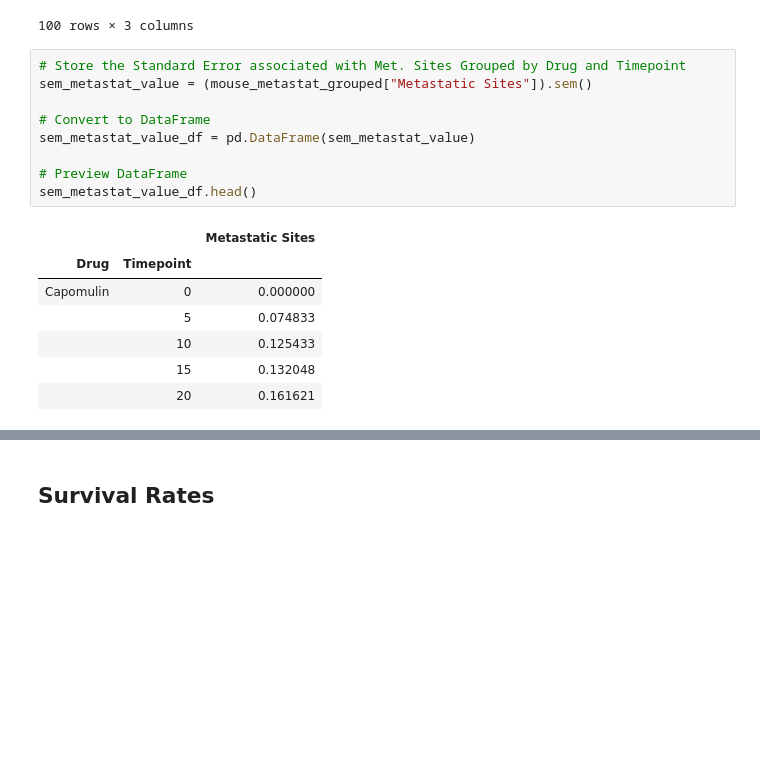
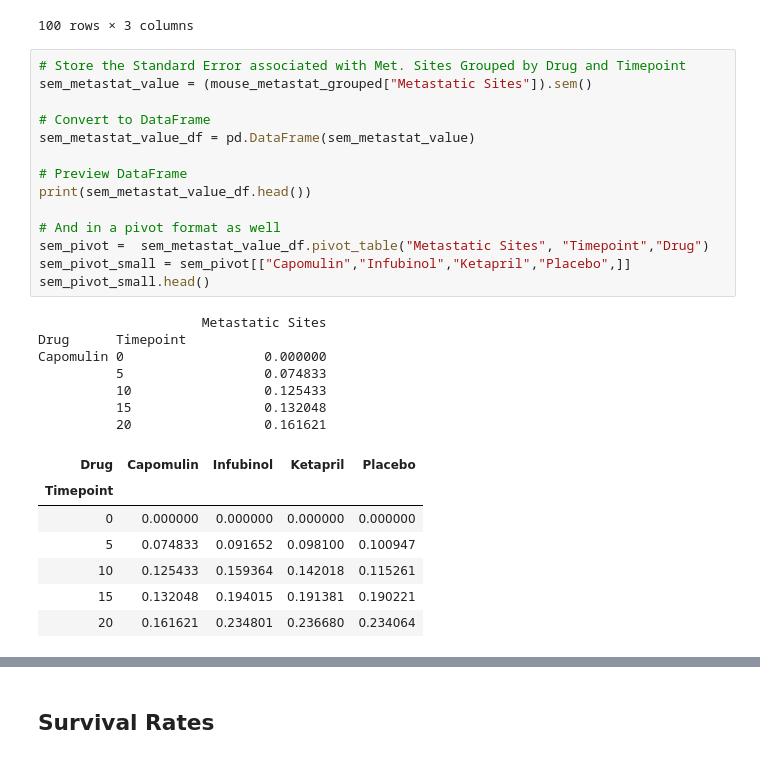
Before and after one commit to DutchDS/Matplotlib-Challenge, a Jupyter notebook: Pymaceuticals/pymaceuticals_challenge.ipynb, the cells around one changed output, grey strips where cells are left out. Saved outputs shown, nothing was run; the diff lists cells and outputs as text; blank space fills up the shorter version.

```diff
--- a/Pymaceuticals/pymaceuticals_challenge.ipynb
+++ b/Pymaceuticals/pymaceuticals_challenge.ipynb
@@ -152,19 +152,31 @@ metastatic_response_to_treatment.head(100)
 # %%
 # Store the Standard Error associated with Met. Sites Grouped by Drug and Timepoint
 sem_metastat_value = (mouse_metastat_grouped["Metastatic Sites"]).sem()
 
 # Convert to DataFrame
 sem_metastat_value_df = pd.DataFrame(sem_metastat_value)
 
 # Preview DataFrame
-sem_metastat_value_df.head()
+print(sem_metastat_value_df.head())
+
+# And in a pivot format as well
+sem_pivot =  sem_metastat_value_df.pivot_table("Metastatic Sites", "Timepoint","Drug")
+sem_pivot_small = sem_pivot[["Capomulin","Infubinol","Ketapril","Placebo",]]
+sem_pivot_small.head()
 # %% [output]
+                     Metastatic Sites
+Drug      Timepoint
+Capomulin 0                  0.000000
+          5                  0.074833
+          10                 0.125433
+          15                 0.132048
+          20                 0.161621
-|  |  | Metastatic Sites |
-| Drug | Timepoint |  |
-| Capomulin | 0 | 0.000000 |
-|  | 5 | 0.074833 |
-|  | 10 | 0.125433 |
-|  | 15 | 0.132048 |
-|  | 20 | 0.161621 |
+| Drug | Capomulin | Infubinol | Ketapril | Placebo |
+| Timepoint |  |  |  |  |
+| 0 | 0.000000 | 0.000000 | 0.000000 | 0.000000 |
+| 5 | 0.074833 | 0.091652 | 0.098100 | 0.100947 |
+| 10 | 0.125433 | 0.159364 | 0.142018 | 0.115261 |
+| 15 | 0.132048 | 0.194015 | 0.191381 | 0.190221 |
+| 20 | 0.161621 | 0.234801 | 0.236680 | 0.234064 |
 # %%
 # Minor Data Munging to Re-Format the Data Frames
```
Also changed, not shown: parts of 5 cells of this notebook.
